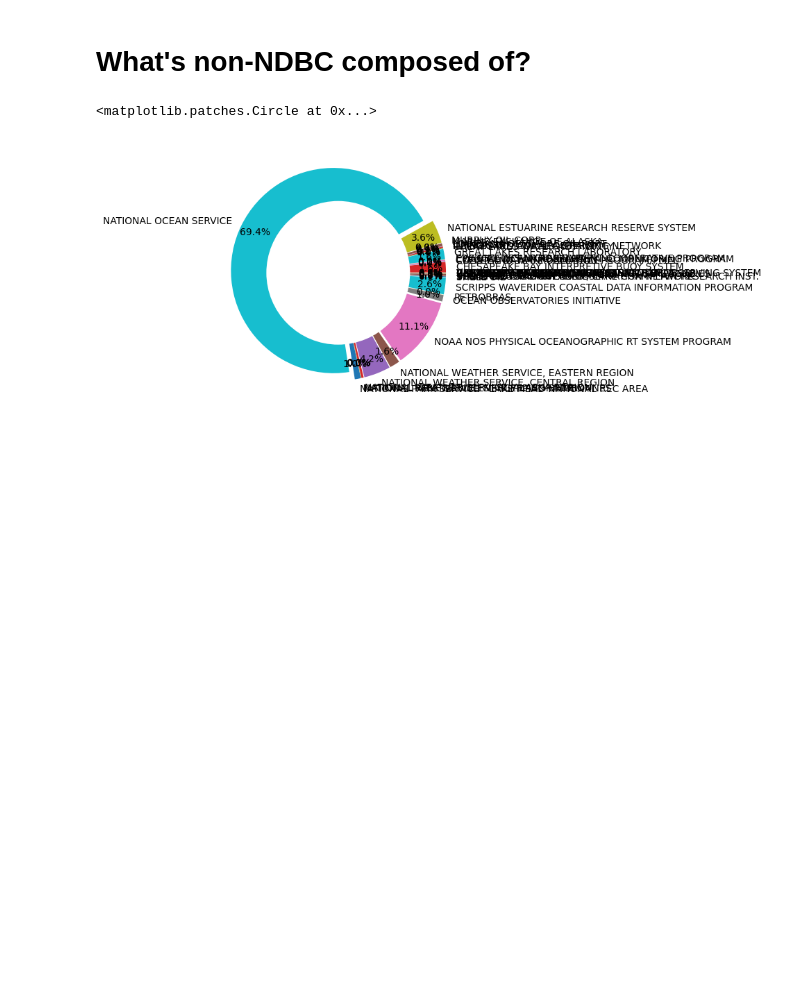
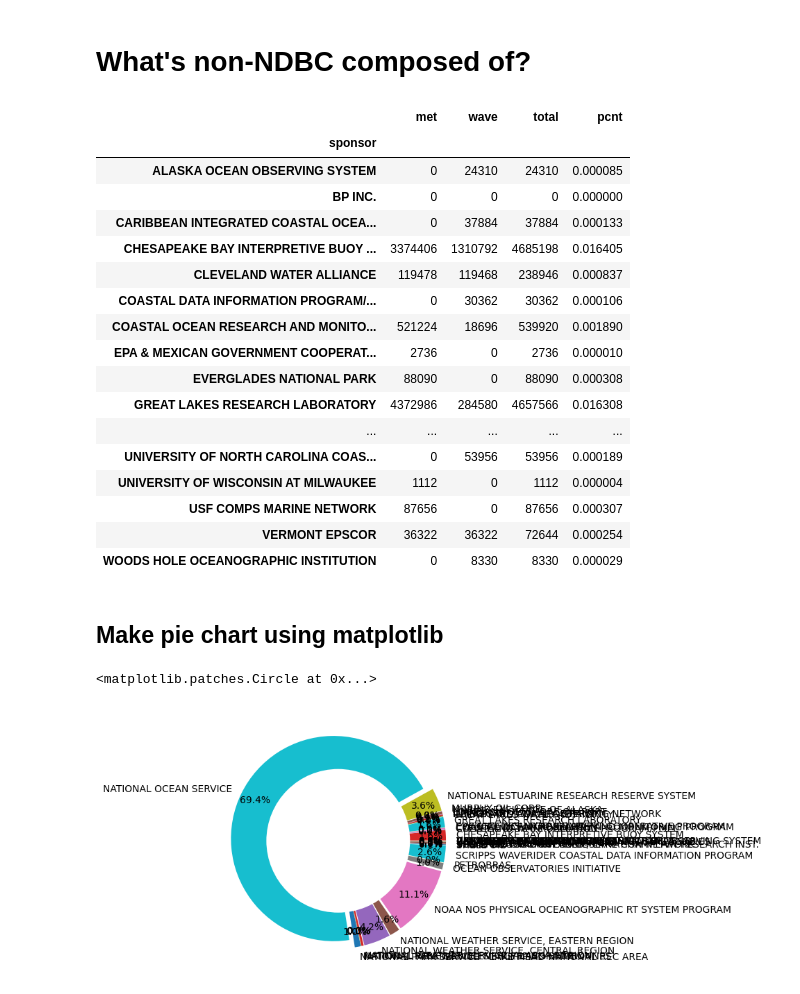
Before and after one commit to ioos/ioos_metrics, a Jupyter notebook: GTS_Totals_weather_act.ipynb, the cells around one changed output. Drawn from its saved outputs; the diff is of its cells as text; code cells hidden in the pictures; blank space fills up the shorter version.

```diff
--- a/GTS_Totals_weather_act.ipynb
+++ b/GTS_Totals_weather_act.ipynb
@@ -67,3 +58,39 @@ df_out.sample(10)
 # %% [markdown]
 # What's non-NDBC composed of?
+# %%
+import matplotlib.pyplot as plt
+import numpy as np
+
+
+df_nonndbc['total'] = df_nonndbc['met'] + df_nonndbc['wave']
+df_nonndbc["time (UTC)"] = df_nonndbc["time (UTC)"].dt.tz_localize(None)
+
+nonndbc_group = df_nonndbc.groupby(by=['sponsor'])
+
+grp = nonndbc_group[['met','wave','total']].sum()
+
+grp_out = grp.assign(pcnt = grp['total'] / grp['total'].sum())
+
+grp_out
+# %% [output]
+|  | met | wave | total | pcnt |
+| sponsor |  |  |  |  |
+| ALASKA OCEAN OBSERVING SYSTEM | 0 | 24310 | 24310 | 0.000085 |
+| BP INC. | 0 | 0 | 0 | 0.000000 |
+| CARIBBEAN INTEGRATED COASTAL OCEA... | 0 | 37884 | 37884 | 0.000133 |
+| CHESAPEAKE BAY INTERPRETIVE BUOY ... | 3374406 | 1310792 | 4685198 | 0.016405 |
+| CLEVELAND WATER ALLIANCE | 119478 | 119468 | 238946 | 0.000837 |
+| COASTAL DATA INFORMATION PROGRAM/... | 0 | 30362 | 30362 | 0.000106 |
+| COASTAL OCEAN RESEARCH AND MONITO... | 521224 | 18696 | 539920 | 0.001890 |
+| EPA & MEXICAN GOVERNMENT COOPERAT... | 2736 | 0 | 2736 | 0.000010 |
+| EVERGLADES NATIONAL PARK | 88090 | 0 | 88090 | 0.000308 |
+| GREAT LAKES RESEARCH LABORATORY | 4372986 | 284580 | 4657566 | 0.016308 |
+| ... | ... | ... | ... | ... |
+| UNIVERSITY OF NORTH CAROLINA COAS... | 0 | 53956 | 53956 | 0.000189 |
+| UNIVERSITY OF WISCONSIN AT MILWAUKEE | 1112 | 0 | 1112 | 0.000004 |
+| USF COMPS MARINE NETWORK | 87656 | 0 | 87656 | 0.000307 |
+| VERMONT EPSCOR | 36322 | 36322 | 72644 | 0.000254 |
+| WOODS HOLE OCEANOGRAPHIC INSTITUTION | 0 | 8330 | 8330 | 0.000029 |
+# %% [markdown]
+## Make pie chart using matplotlib
 # %%
```
Also changed, not shown: parts of 20 cells of this notebook.
